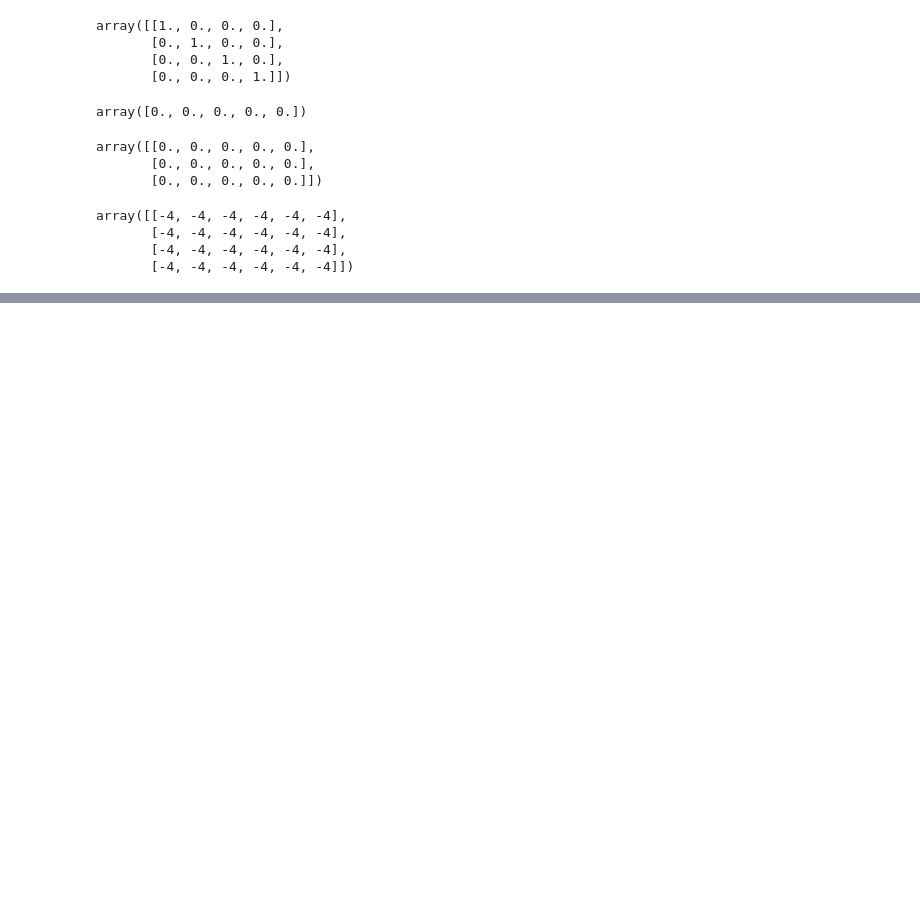
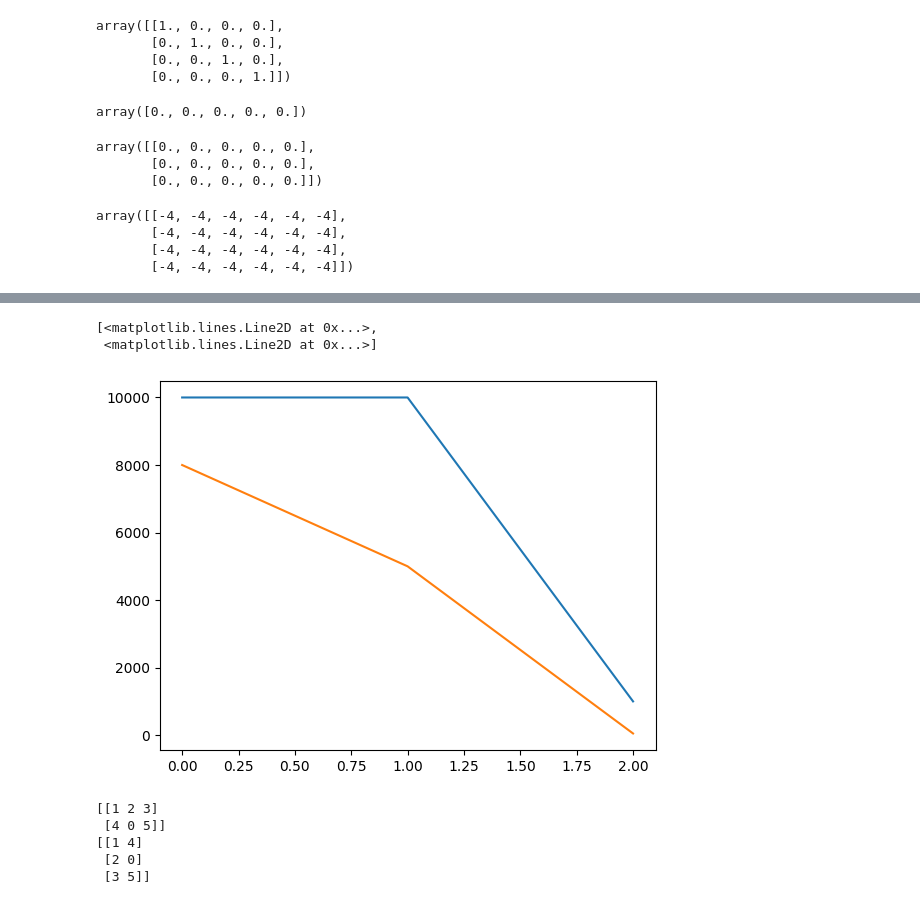
Before and after one commit to thanga-v2/Applied-Math-for-ML-and-AI, a Jupyter notebook: Matrices.ipynb, the cells around one changed output, grey strips where cells are left out. Saved outputs shown, nothing was run; the diff lists cells and outputs as text; code cells hidden in the pictures; blank space fills up the shorter version.

Commit message:
matrix mult, inverse, transpose, diagonal, identity

```diff
--- a/Matrices.ipynb
+++ b/Matrices.ipynb
@@ -61,0 +64,28 @@ ValueError: operands could not be broadcast together with shapes (2,2) (3,2)
+# %%
+salary = np.array([[10000,8000],[10000,5000],[1000,50]])
+salary
+plt.plot(salary)
+# %% [output]
+[<matplotlib.lines.Line2D at 0x...>,
+ <matplotlib.lines.Line2D at 0x...>]
+[figure, added]
+# %%
+
+
+
+# transpose
+
+
+# transposing a vector
+
+a = np.array([[1,2,3],[4,0,5]])
+
+print(a)
+
+print(a.T)
+# %% [output]
+[[1 2 3]
+ [4 0 5]]
+[[1 4]
+ [2 0]
+ [3 5]]
```
Also changed, not shown: parts of 14 cells of this notebook, 1 other file.
